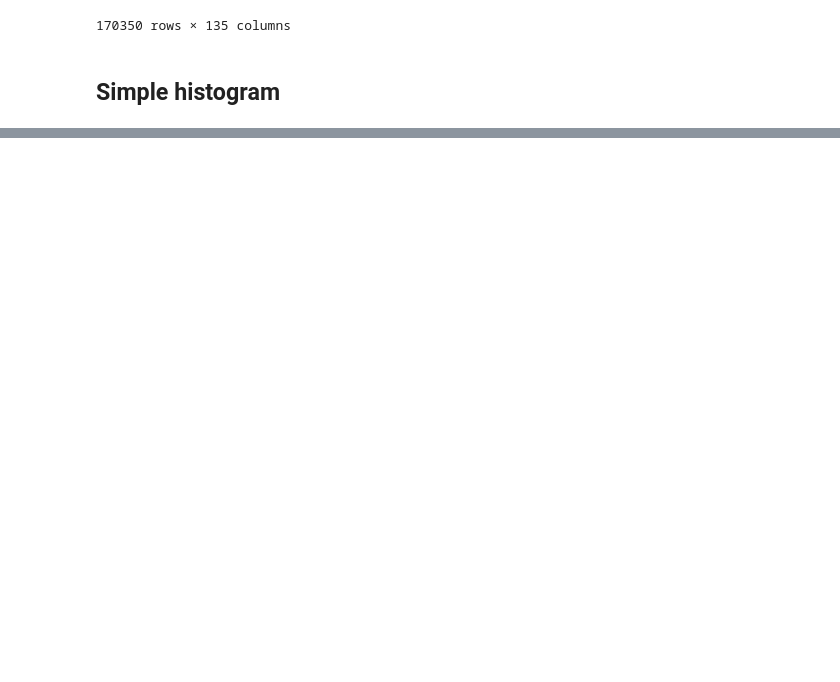
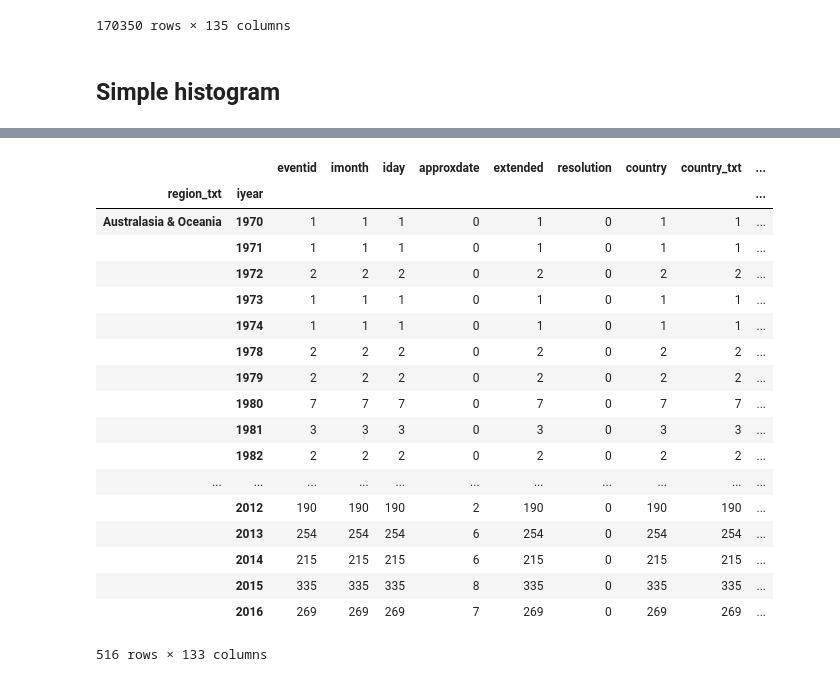
Before and after one commit to magdahetmanska/FirstProject, a Jupyter notebook: TerrorismStatistics.ipynb, the cells around one changed output, grey strips where cells are left out. Cells and saved outputs as stored; diff of their text form; code cells hidden in the pictures; blank space fills up the shorter version.

```diff
--- a/TerrorismStatistics.ipynb
+++ b/TerrorismStatistics.ipynb
@@ -79,0 +97,24 @@ plt.show()
+# %%
+#Division into regions and show number of attacks in this regions over the years
+aggregated = data.groupby(['region_txt', 'iyear']).count()
+aggregated
+# %% [output]
+|  |  | eventid | imonth | iday | approxdate | extended | resolution | country | country_txt | ... |
+| region_txt | iyear |  |  |  |  |  |  |  |  | ... |
+| Australasia & Oceania | 1970 | 1 | 1 | 1 | 0 | 1 | 0 | 1 | 1 | ... |
+|  | 1971 | 1 | 1 | 1 | 0 | 1 | 0 | 1 | 1 | ... |
+|  | 1972 | 2 | 2 | 2 | 0 | 2 | 0 | 2 | 2 | ... |
+|  | 1973 | 1 | 1 | 1 | 0 | 1 | 0 | 1 | 1 | ... |
+|  | 1974 | 1 | 1 | 1 | 0 | 1 | 0 | 1 | 1 | ... |
+|  | 1978 | 2 | 2 | 2 | 0 | 2 | 0 | 2 | 2 | ... |
+|  | 1979 | 2 | 2 | 2 | 0 | 2 | 0 | 2 | 2 | ... |
+|  | 1980 | 7 | 7 | 7 | 0 | 7 | 0 | 7 | 7 | ... |
+|  | 1981 | 3 | 3 | 3 | 0 | 3 | 0 | 3 | 3 | ... |
+|  | 1982 | 2 | 2 | 2 | 0 | 2 | 0 | 2 | 2 | ... |
+| ... | ... | ... | ... | ... | ... | ... | ... | ... | ... | ... |
+|  | 2012 | 190 | 190 | 190 | 2 | 190 | 0 | 190 | 190 | ... |
+|  | 2013 | 254 | 254 | 254 | 6 | 254 | 0 | 254 | 254 | ... |
+|  | 2014 | 215 | 215 | 215 | 6 | 215 | 0 | 215 | 215 | ... |
+|  | 2015 | 335 | 335 | 335 | 8 | 335 | 0 | 335 | 335 | ... |
+|  | 2016 | 269 | 269 | 269 | 7 | 269 | 0 | 269 | 269 | ... |
+516 rows × 133 columns
```
Also changed, not shown: parts of 5 cells of this notebook, 1 other file.
